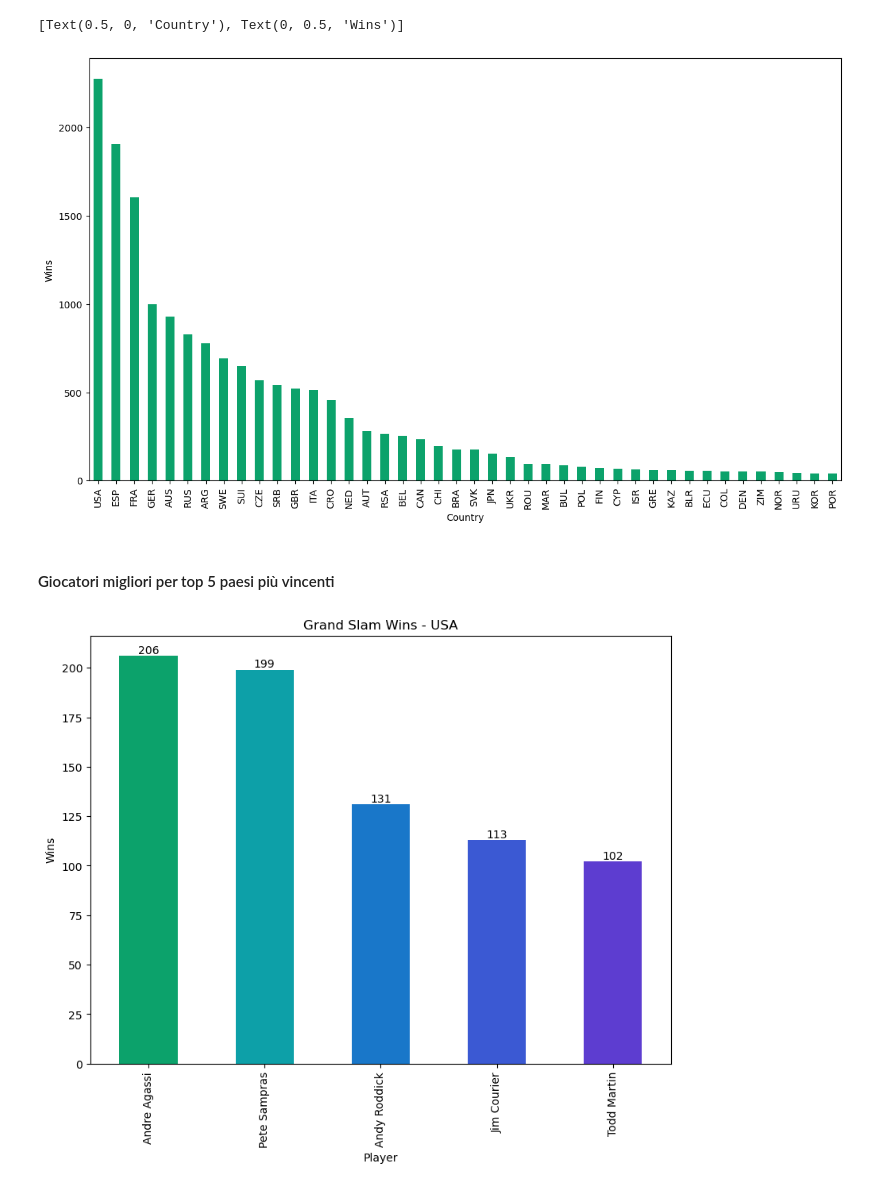
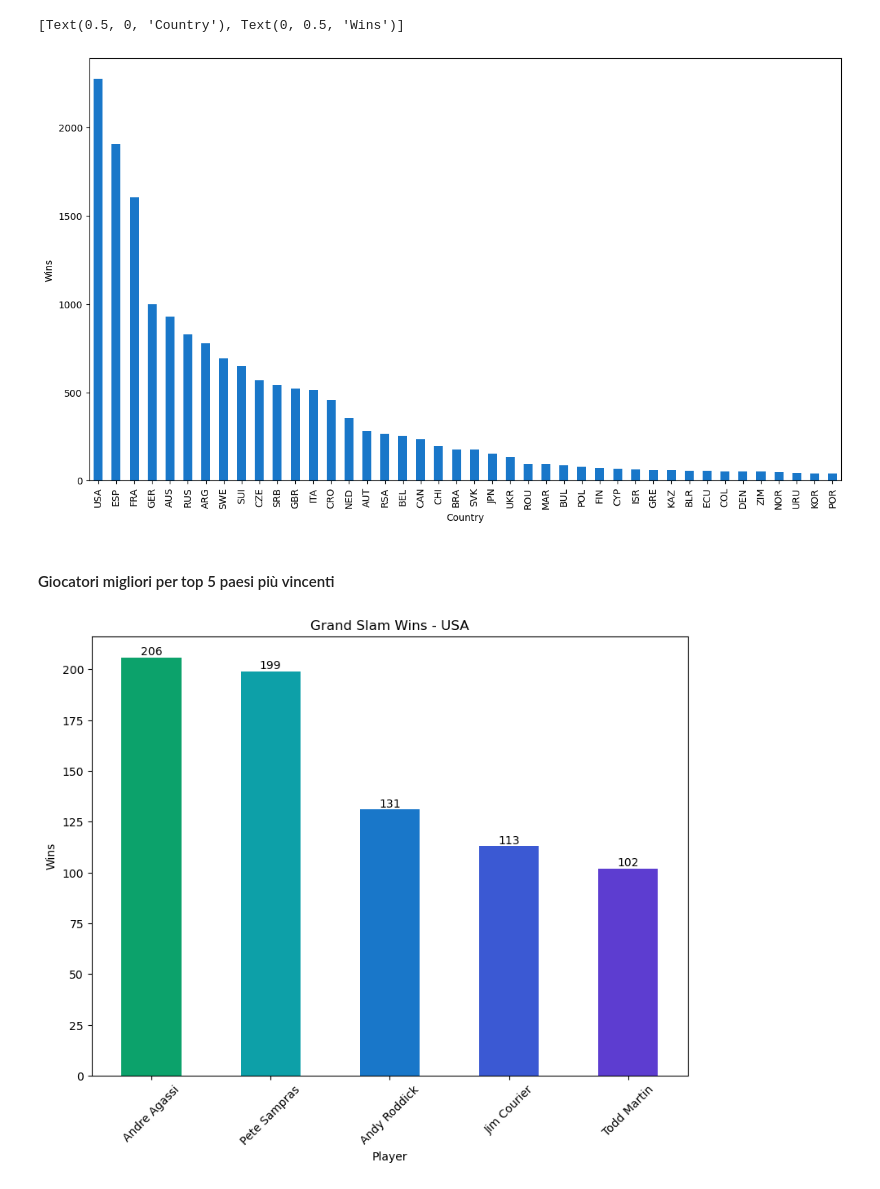
Before and after one commit to yasemitee/SciVIs, a Jupyter notebook: country.ipynb, the cells around one changed output. Drawn from its saved outputs; the diff is of its cells as text; code cells hidden in the pictures.

```diff
--- a/country.ipynb
+++ b/country.ipynb
@@ -22,16 +22,16 @@ colors = ['#0ca26b', '#0da0a8', '#1977c9', '#3b59d3', '#5d3dd0' ]
 # %%
 atp_matches_country = atp_matches[['winner_ioc', 'tourney_level', 'round']]
 atp_matches_country = atp_matches_country[(atp_matches_country['tourney_level'] == 'G')]
 
 atp_matches_country.count()
 
 plt.figure(figsize=(150, 8))
 plt.subplot(1,9,1)
-plt1 = atp_matches_country['winner_ioc'].value_counts()[:-30].plot(kind='bar', color=colors[0])
+plt1 = atp_matches_country['winner_ioc'].value_counts()[:-30].plot(kind='bar', color=colors[2])
 plt1.set(xlabel = 'Country', ylabel='Wins')
 # %% [output]
 [Text(0.5, 0, 'Country'), Text(0, 0.5, 'Wins')]
-[figure, old version]
+[figure, new version]
 # %% [markdown]
 #### Giocatori migliori per top 5 paesi più vincenti
 # %%
@@ -43,7 +43,6 @@ usa = usa[(usa['winner_ioc'] == 'USA') & (usa['tourney_level'] == 'G')]
 
 count_usa = usa['winner_name'].value_counts()
 
-# grafico a barre di count_usa dei migliori 5 giocatori
 plt.figure(figsize=(100, 7))
 plt.subplot(1,9,1)
 plt1 = count_usa[:5].plot(kind='bar', color=colors)
@@ -52,8 +51,11 @@ plt1.set(xlabel = 'Player', ylabel='Wins')
 
 for i in range(len(count_usa[:5])):
     plt.text(i, count_usa[i], count_usa[i], ha = 'center', va = 'bottom')
+
+plt.xticks(rotation=45)
+plt.show()
 # %% [output]
-[figure, old version]
+[figure, new version]
 # %%
 esp = atp_matches[['winner_ioc', 'tourney_level', 'winner_name']]
 esp = esp[(esp['winner_ioc'] == 'ESP') & (esp['tourney_level'] == 'G')]
```
Also changed, not shown: parts of 4 cells of this notebook, 4 other files.
